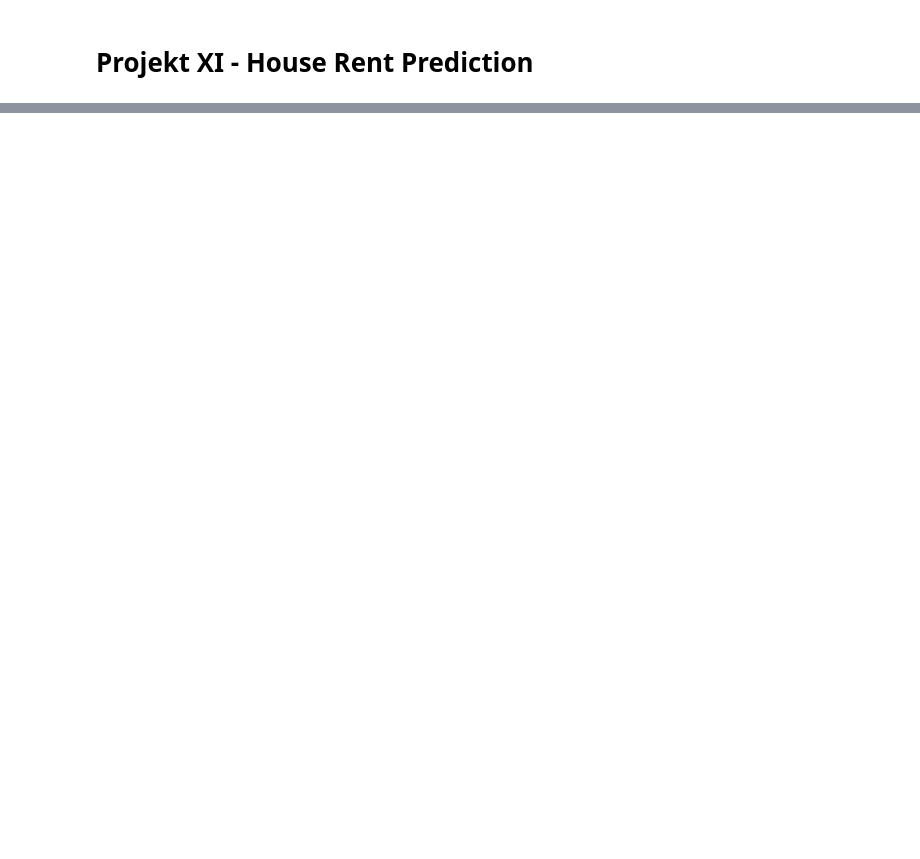
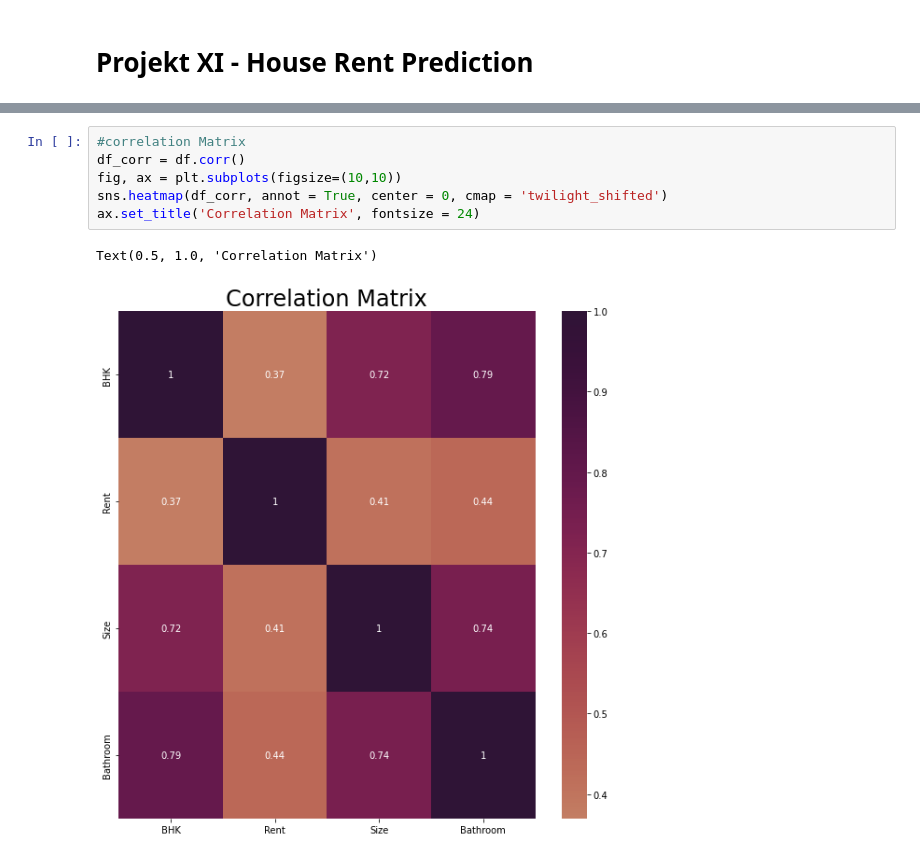
Before and after one commit to lucastere10/projects, a Jupyter notebook: Python Projects/Projekt XI - House Rent Prediction/Projekt XI - House Rent Prediction.ipynb, the cells around one changed output, grey strips where cells are left out. Drawn from its saved outputs; the diff is of its cells as text; blank space fills up the shorter version.

```diff
--- a/Python Projects/Projekt XI - House Rent Prediction/Projekt XI - House Rent Prediction.ipynb
+++ b/Python Projects/Projekt XI - House Rent Prediction/Projekt XI - House Rent Prediction.ipynb
@@ -47,0 +106,9 @@ df
+# %%
+#correlation Matrix
+df_corr = df.corr()
+fig, ax = plt.subplots(figsize=(10,10))
+sns.heatmap(df_corr, annot = True, center = 0, cmap = 'twilight_shifted')
+ax.set_title('Correlation Matrix', fontsize = 24)
+# %% [output]
+Text(0.5, 1.0, 'Correlation Matrix')
+[figure, added]
```
Also changed, not shown: parts of 27 cells of this notebook, 1 other file.
